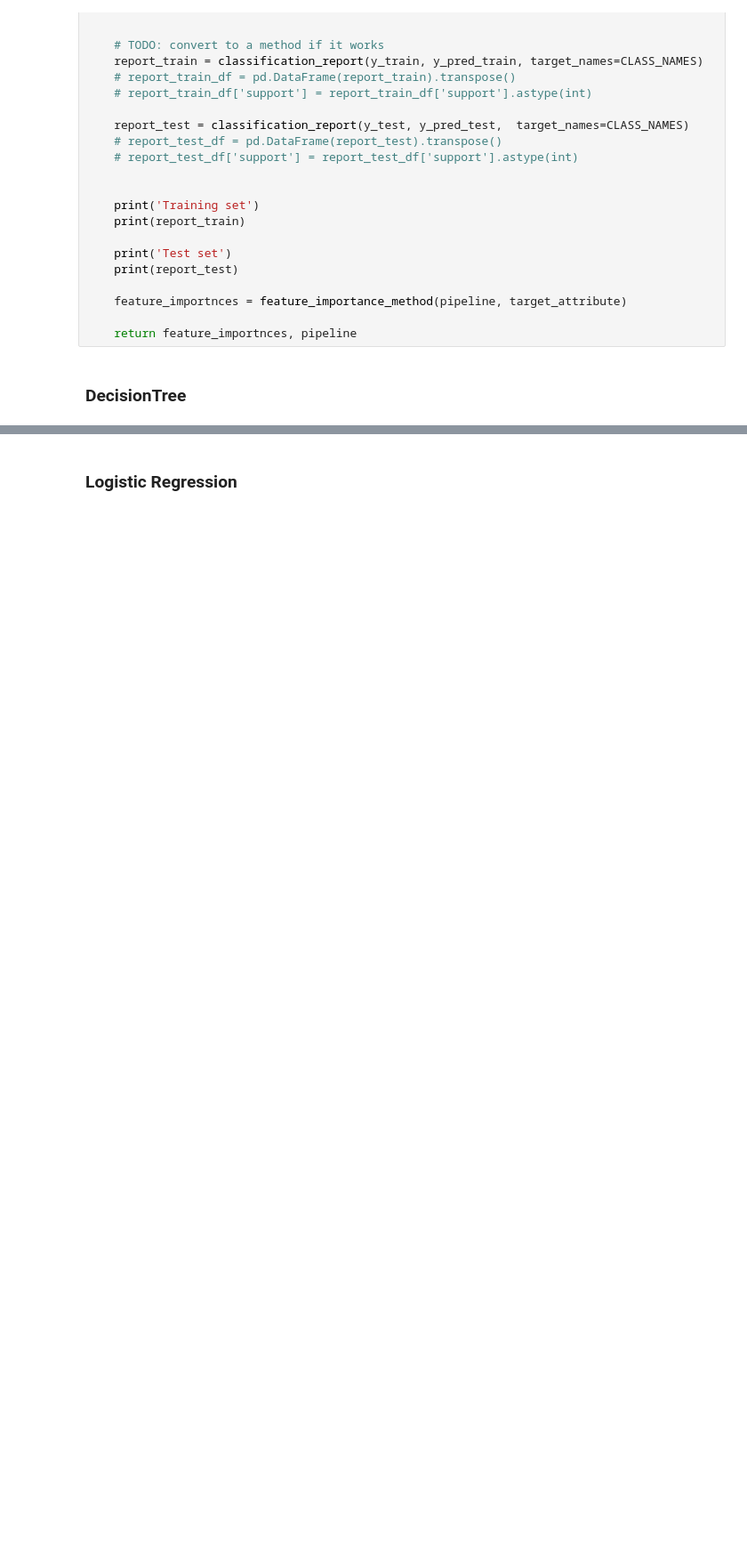
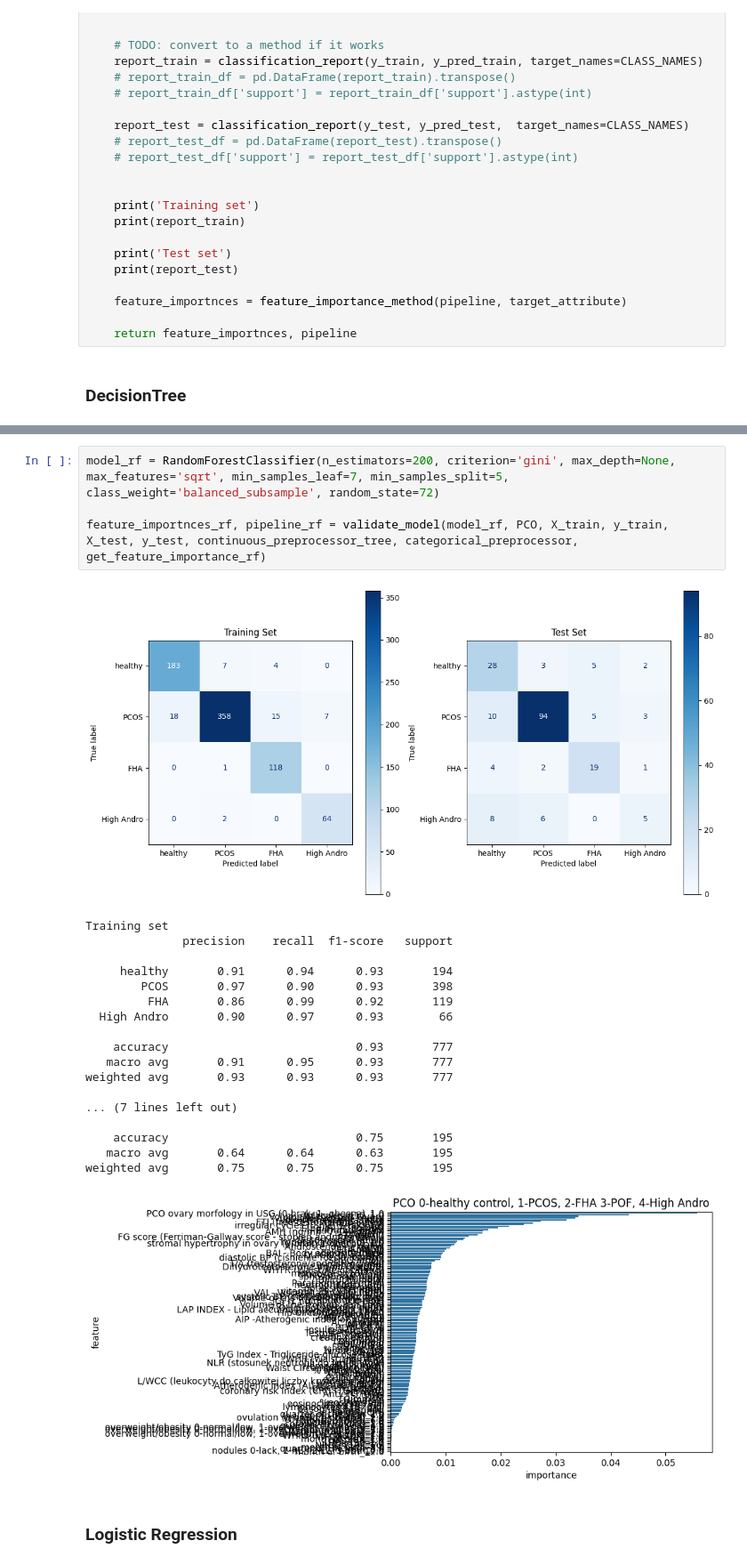
Before and after one commit to Karina-00/Master_project, a Jupyter notebook: pco_models.ipynb, the cells around one changed output, grey strips where cells are left out. Shown at 89% size. Drawn from its saved outputs; the diff is of its cells as text; blank space fills up the shorter version.

```diff
--- a/pco_models.ipynb
+++ b/pco_models.ipynb
@@ -458,2 +472,26 @@ weighted avg       0.69      0.67      0.66       195
+# %%
+model_rf = RandomForestClassifier(n_estimators=200, criterion='gini', max_depth=None, max_features='sqrt', min_samples_leaf=7, min_samples_split=5, class_weight='balanced_subsample', random_state=72)
+
+feature_importnces_rf, pipeline_rf = validate_model(model_rf, PCO, X_train, y_train, X_test, y_test, continuous_preprocessor_tree, categorical_preprocessor, get_feature_importance_rf)
+# %% [output]
+[figure, added]
+Training set
+              precision    recall  f1-score   support
+
+     healthy       0.91      0.94      0.93       194
+        PCOS       0.97      0.90      0.93       398
+         FHA       0.86      0.99      0.92       119
+  High Andro       0.90      0.97      0.93        66
+
+    accuracy                           0.93       777
+   macro avg       0.91      0.95      0.93       777
+weighted avg       0.93      0.93      0.93       777
+
+... (7 lines left out)
+
+    accuracy                           0.75       195
+   macro avg       0.64      0.64      0.63       195
+weighted avg       0.75      0.75      0.75       195
+[figure, added]
 # %% [markdown]
 ### Logistic Regression
```
Also changed, not shown: parts of 10 cells of this notebook, 4 other files.
